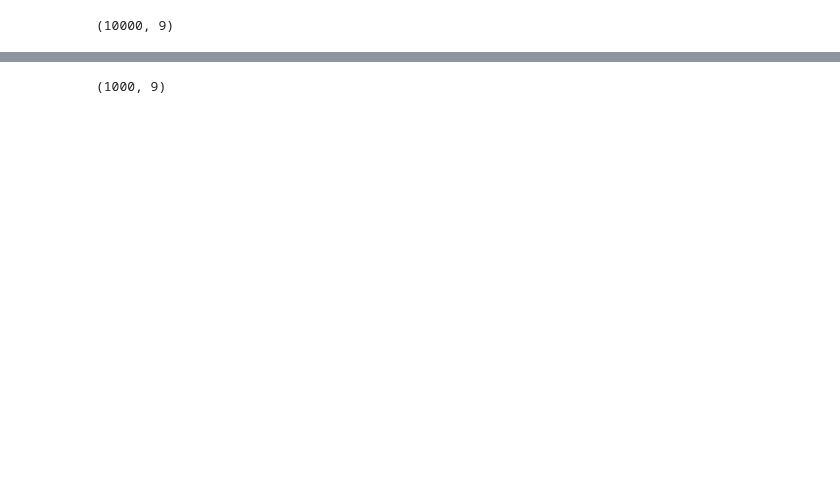
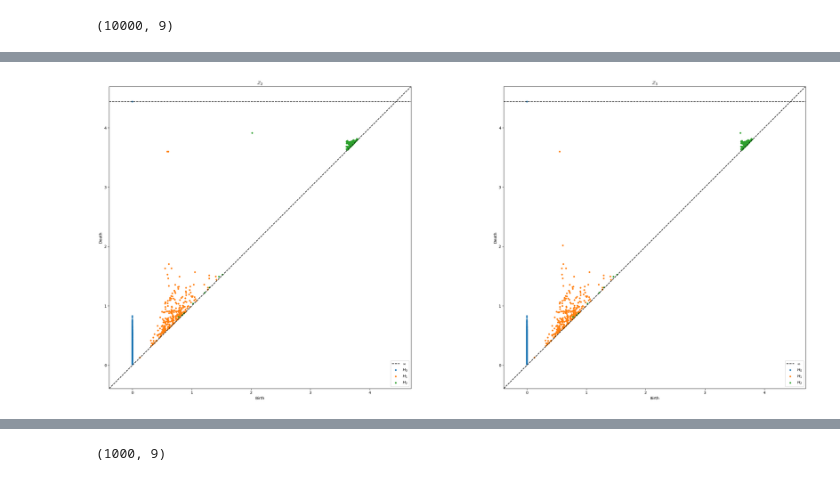
Before and after one commit to bekemax/KleinVAE, a Jupyter notebook: klein-filters.ipynb, the cells around one changed output, grey strips where cells are left out. Cells and saved outputs as stored; diff of their text form; code cells hidden in the pictures; blank space fills up the shorter version.

```diff
--- a/klein-filters.ipynb
+++ b/klein-filters.ipynb
@@ -158,0 +192,13 @@ plt.show()
+# %%
+fig, axes = plt.subplots(1, 2, figsize=(30, 12))
+
+axes[0].set_title('$\mathbb{Z}_2$')
+plot_diagrams(diagrams2, ax=axes[0], show=False)
+
+axes[1].set_title('$\mathbb{Z}_3$')
+plot_diagrams(diagrams3, ax=axes[1], show=False)
+
+plt.tight_layout()
+plt.show()
+# %% [output]
+[figure, added]
```
Also changed, not shown: parts of 18 cells of this notebook, 3 other files.
